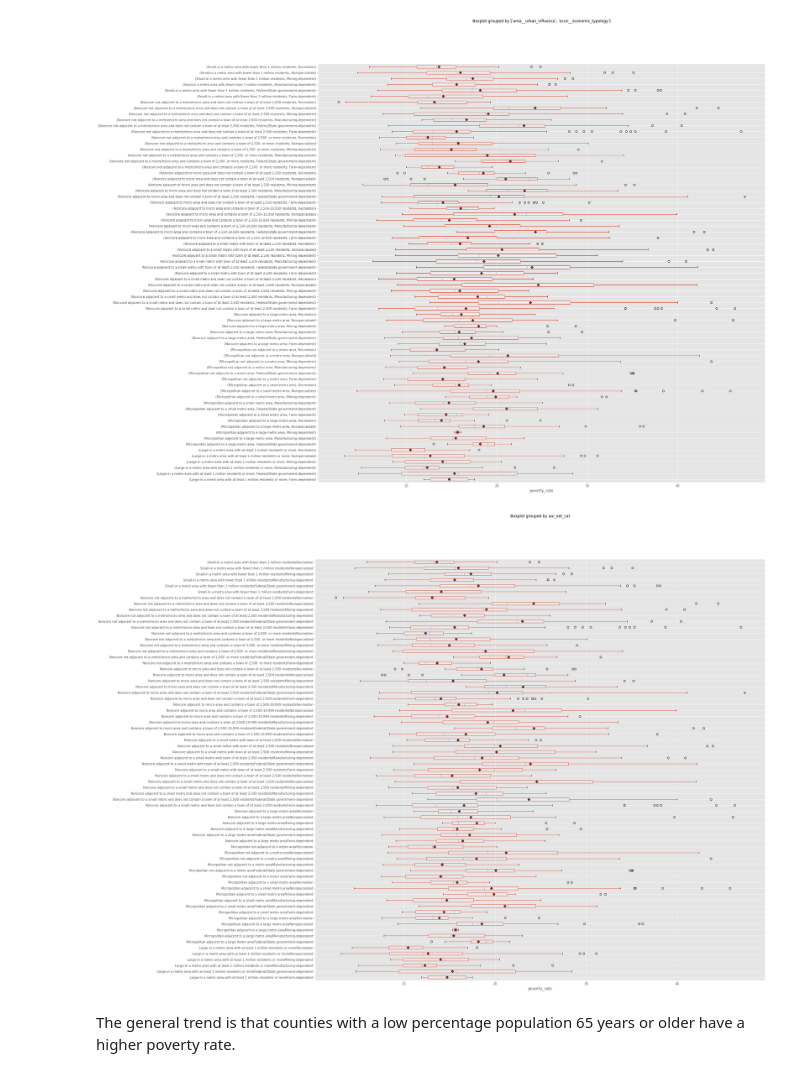
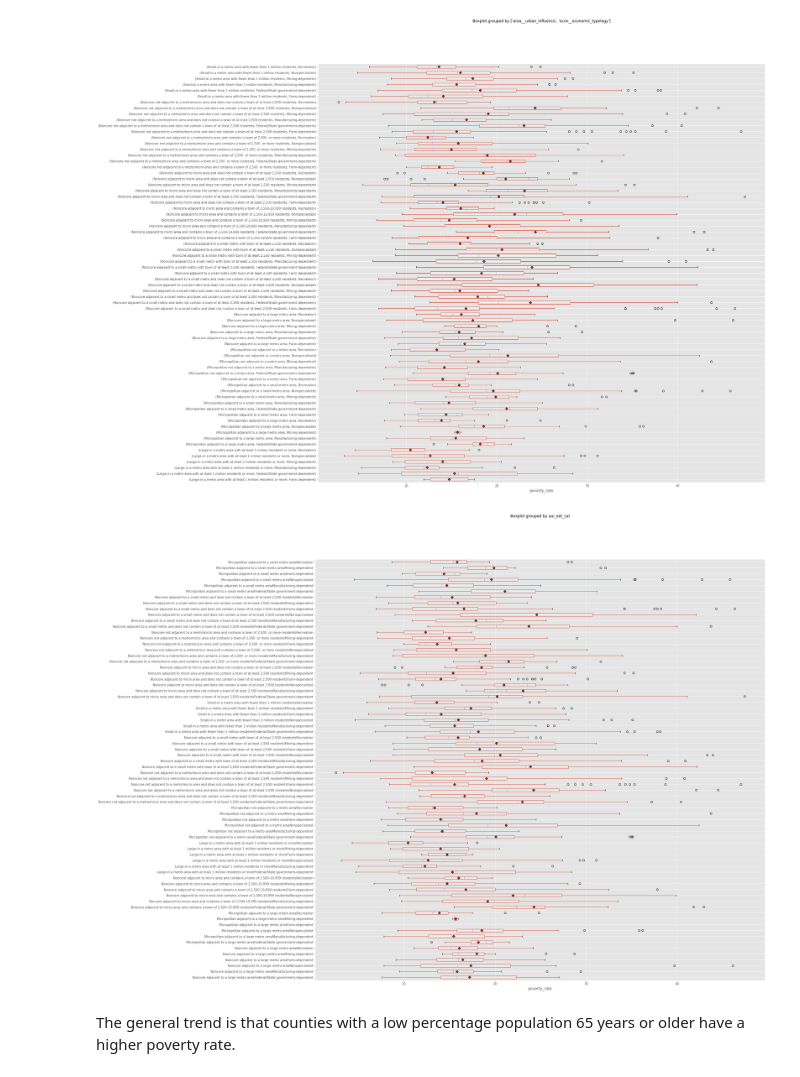
Before and after one commit to mvervuurt/datakitchen, a Jupyter notebook: Templates/Capstone/Capstone-AdaReg.ipynb, the cells around one changed output. Drawn from its saved outputs; the diff is of its cells as text; code cells hidden in the pictures.

```diff
--- a/Templates/Capstone/Capstone-AdaReg.ipynb
+++ b/Templates/Capstone/Capstone-AdaReg.ipynb
@@ -275,16 +275,21 @@ def create_aui_eet_cat(input_df):
     aui_cats = input_df.area__urban_influence.unique()
     eet_cats = input_df.econ__economic_typology.unique()
     aui_eet_masks = [ ((input_df.area__urban_influence == aui) & (input_df.econ__economic_typology == eet), aui + eet) for (aui, eet) in list(itertools.product(aui_cats, eet_cats))]
+    aui_eet_lbls = [aui + eet for (aui, eet) in list(itertools.product(aui_cats, eet_cats))]
 
     for mask, aui_eet_lb in aui_eet_masks:
         input_df.loc[mask, 'aui_eet_cat'] = aui_eet_lb
+
+    input_df.loc[:,'aui_eet_cat'] = input_df.aui_eet_cat.astype('category')
+    input_df.loc[:,'aui_eet_cat'] = input_df.aui_eet_cat.cat.set_categories(aui_eet_lbls)
     return input_df
 # %%
+poveryt = create_aui_eet_cat(poverty)
 bpd_aui_eet = poverty.boxplot(column='poverty_rate', by=['aui_eet_cat'], meanprops=meanprops, showmeans=True, vert=False, figsize=(25,25))
 tmp = bpd_aui_eet.set_xlabel("poverty_rate")
 tmp = bpd_aui_eet.set_title("")
 # %% [output]
-[figure, old version]
+[figure, new version]
 # %%
 def create_old_age_cat(input_df):
     low_pct_olds = poverty.demo__pct_aged_65_years_and_older < 0.167000
```
Also changed, not shown: parts of 27 cells of this notebook, 1 other file.
